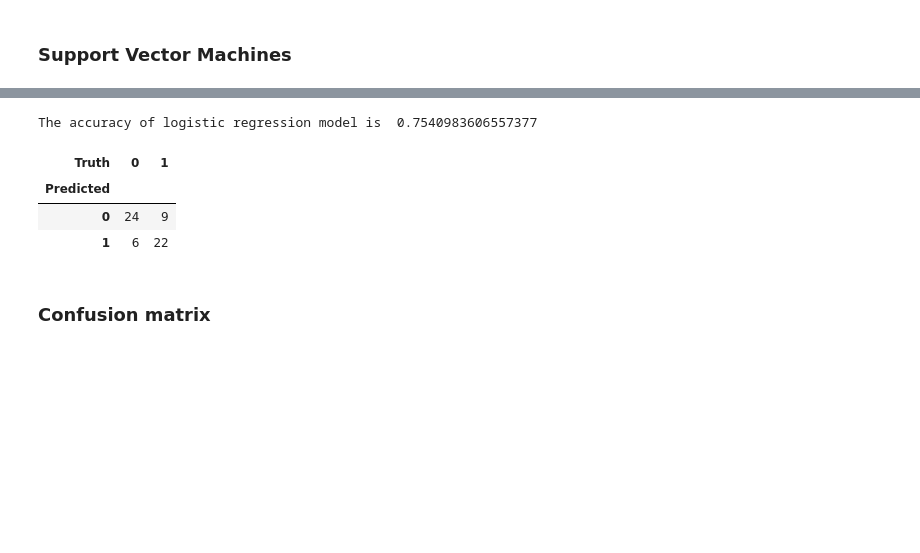
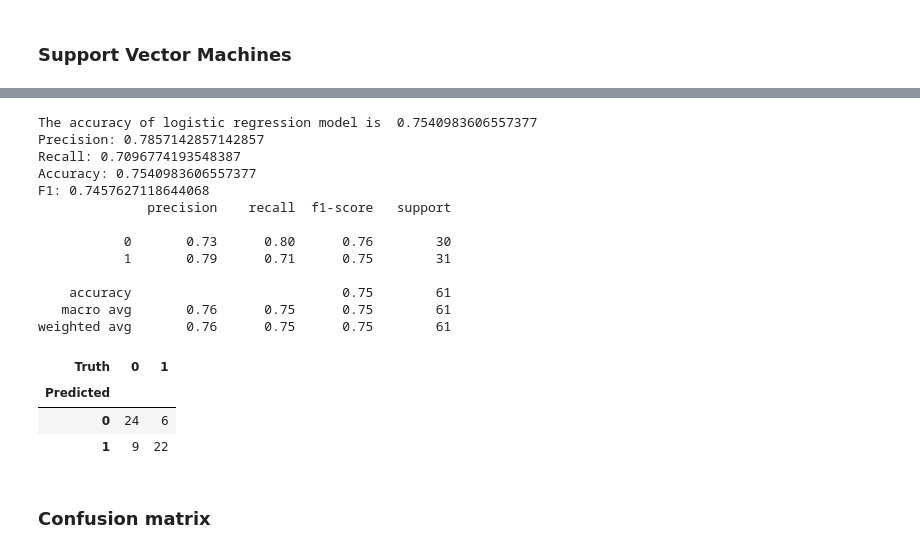
Before and after one commit to soumya-khanna/Wildfire-Prediction-Model, a Jupyter notebook: model.ipynb, the cells around one changed output, grey strips where cells are left out. Drawn from its saved outputs; the diff is of its cells as text; code cells hidden in the pictures; blank space fills up the shorter version.

```diff
--- a/model.ipynb
+++ b/model.ipynb
@@ -696,29 +699,46 @@ Best accuracy score: 0.8885245901639344
 # %%
 # Using our best Accuracy score for SVM, we will build out the SVM with our non-bootstrapped data
 scaler = StandardScaler()
 target_var = 'Y-Value'
 X = num_stats_df.drop(columns=['Y-Value', 'Fire Name', 'Condition'])
 y = num_stats_df[target_var]
 X_train, X_test, y_train, y_test = train_test_split(X, y, test_size=0.2, shuffle=True, random_state=101)
 X_train_scaled = scaler.fit_transform(X_train)
 X_test_scaled = scaler.transform(X_test)
 
 # Fit the model
-model = SVC(kernel='rbf', C=5, gamma=0.001)
-model.fit(X_train, y_train)
-predict = model.predict(X_test)
+model_svm = SVC(kernel='rbf', C=5, gamma=0.001)
+model_svm.fit(X_train, y_train)
+predict_svm = model_svm.predict(X_test)
 
 # Calculate accuracy
-acc = metrics.accuracy_score(predict,y_test)
+acc = metrics.accuracy_score(y_test, predict_svm)
 print('The accuracy of logistic regression model is ', acc)
 
-confusion_table(predict, y_test)
+print('Precision:', metrics.precision_score(y_test, predict_svm))
+print('Recall:', metrics.recall_score(y_test, predict_svm))
+print('Accuracy:', metrics.accuracy_score(y_test, predict_svm))
+print('F1:', metrics.f1_score(y_test, predict_svm))
+print(metrics.classification_report(y_test, predict_svm))
+confusion_table(y_test, predict_svm)
 # %% [output]
 The accuracy of logistic regression model is  0.7540983606557377
+Precision: 0.7857142857142857
+Recall: 0.7096774193548387
+Accuracy: 0.7540983606557377
+F1: 0.7457627118644068
+              precision    recall  f1-score   support
+
+           0       0.73      0.80      0.76        30
+           1       0.79      0.71      0.75        31
+
+    accuracy                           0.75        61
+   macro avg       0.76      0.75      0.75        61
+weighted avg       0.76      0.75      0.75        61
 | Truth | 0 | 1 |
 | Predicted |  |  |
-| 0 | 24 | 9 |
-| 1 | 6 | 22 |
+| 0 | 24 | 6 |
+| 1 | 9 | 22 |
 # %% [markdown]
 ### Confusion matrix
 # %%
```
Also changed, not shown: parts of 9 cells of this notebook.
